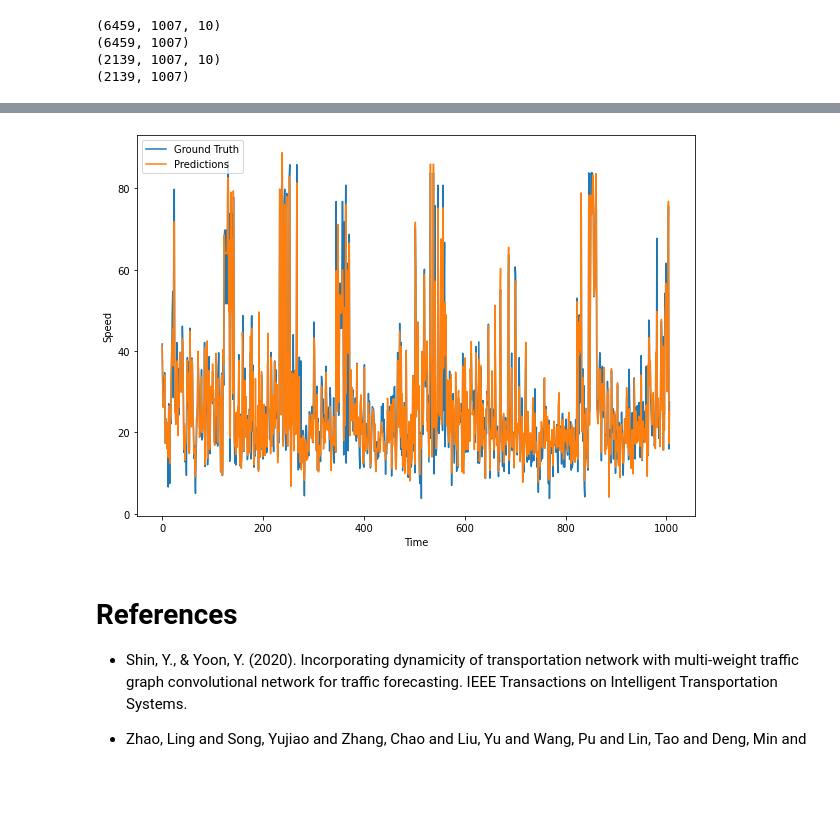
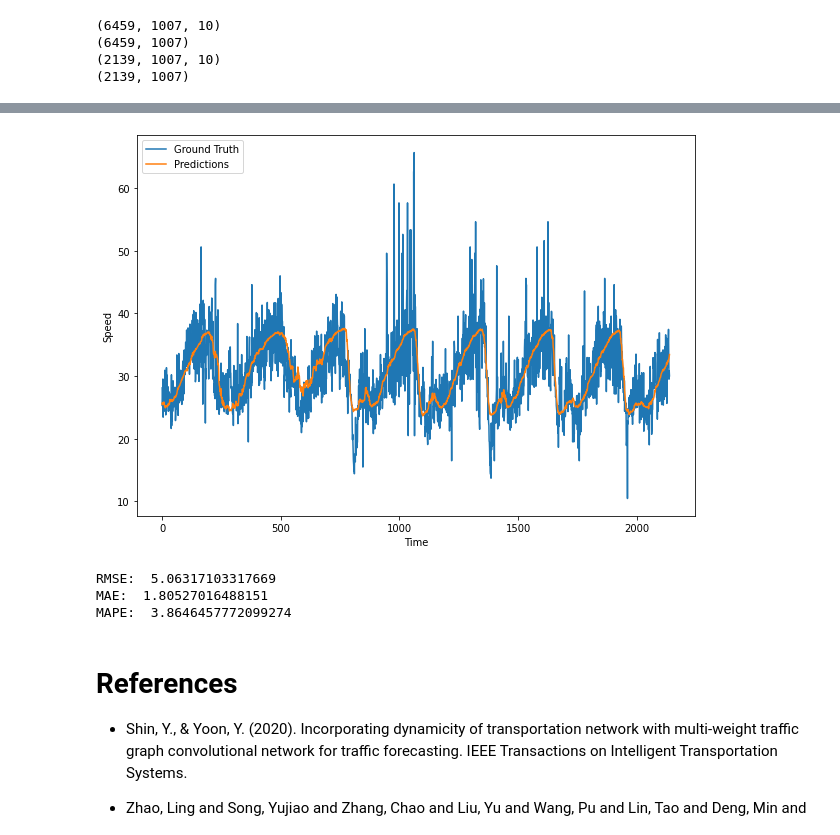
Before and after one commit to mhmdrdwn/traffic, a Jupyter notebook: notebooks/tgcn-seoul-dataset.ipynb, the cells around one changed output, grey strips where cells are left out. Saved outputs shown, nothing was run; the diff lists cells and outputs as text; code cells hidden in the pictures; blank space fills up the shorter version.

Commit message:
add error metrics

```diff
--- a/notebooks/tgcn-seoul-dataset.ipynb
+++ b/notebooks/tgcn-seoul-dataset.ipynb
@@ -201,7 +202,6 @@ plt.show()
 # %% [output]
 [figure]
 # %%
-
 from stellargraph.layer import GCN_LSTM
 import tensorflow as tf
 from tensorflow import keras
@@ -220,6 +220,8 @@ def build_model():
 
     x_input, x_output = gcn_lstm.in_out_tensors()
     model = Model(inputs=x_input, outputs=x_output)
-    model.compile(optimizer="adam", loss="mae", metrics=["mse"])
+    model.compile(optimizer="adam", loss="mse")
 
     return model
+
+clear_output()
@@ -391,13 +413,27 @@ test_preds = np.array((test_preds) * max_speed)
 # %%
+"""Time series Predicstions for a single sensor (sensor number 3)"""
 plt.figure(figsize=(10,7))
-plt.plot(range(len(test_original[2])), test_original[2], label='Ground Truth')
-plt.plot(range(len(test_preds[2])), test_preds[2], label='Predictions')
+plt.plot(range(len(test_original[:, 2])), test_original[:, 2], label='Ground Truth')
+plt.plot(range(len(test_preds[:, 2])), test_preds[:, 2], label='Predictions')
 plt.xlabel('Time')
 plt.ylabel('Speed')
 plt.legend(loc="upper left")
 plt.show()
 # %% [output]
-[figure, old version]
+[figure, new version]
+# %%
+def mean_absolute_percentage_error(y_true, y_pred):
+    y_true, y_pred = np.array(y_true), np.array(y_pred)
+    y_true +=  0.001 #add small values to true velocities to avoid division by zeros
+    return np.mean(np.abs((y_true - y_pred) / y_true)) * 100
+
+print('RMSE: ', np.sqrt(mean_squared_error(test_original, test_preds)))
+print('MAE: ', np.sqrt(mean_absolute_error(test_original, test_preds)))
+print('MAPE: ', np.sqrt(mean_absolute_percentage_error(test_original, test_preds)))
+# %% [output]
+RMSE:  5.06317103317669
+MAE:  1.80527016488151
+MAPE:  3.8646457772099274
 # %% [markdown]
 # References
 
```
Also changed, not shown: parts of 17 cells of this notebook.
